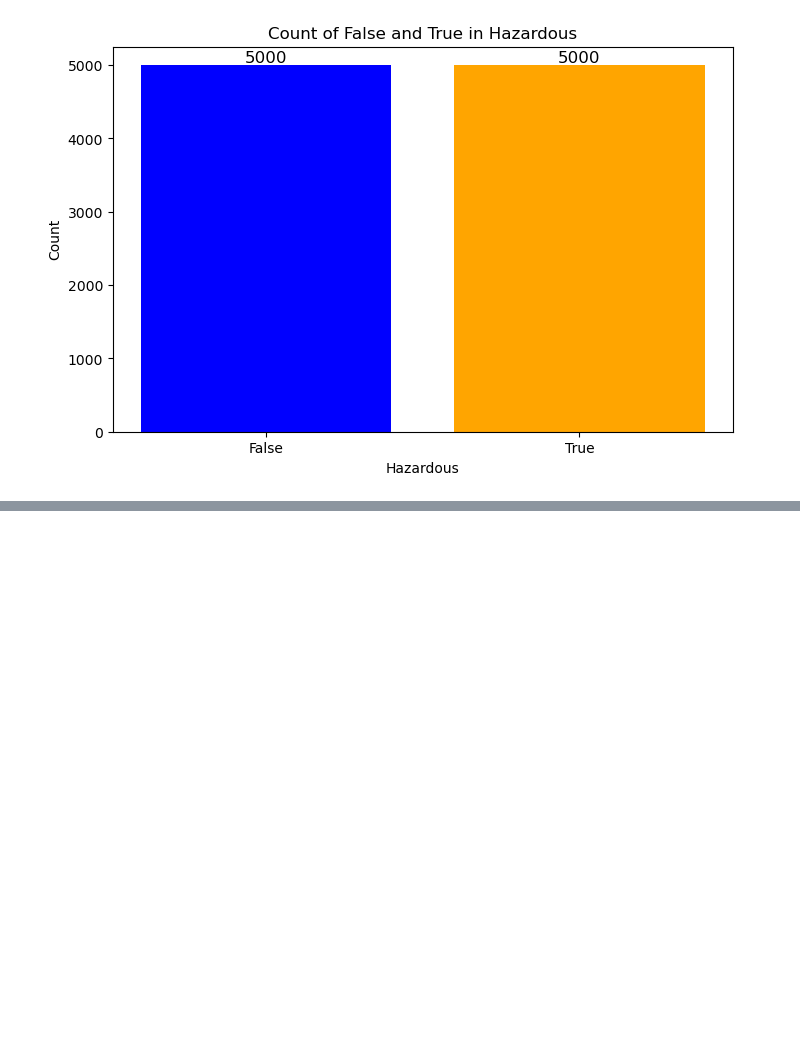
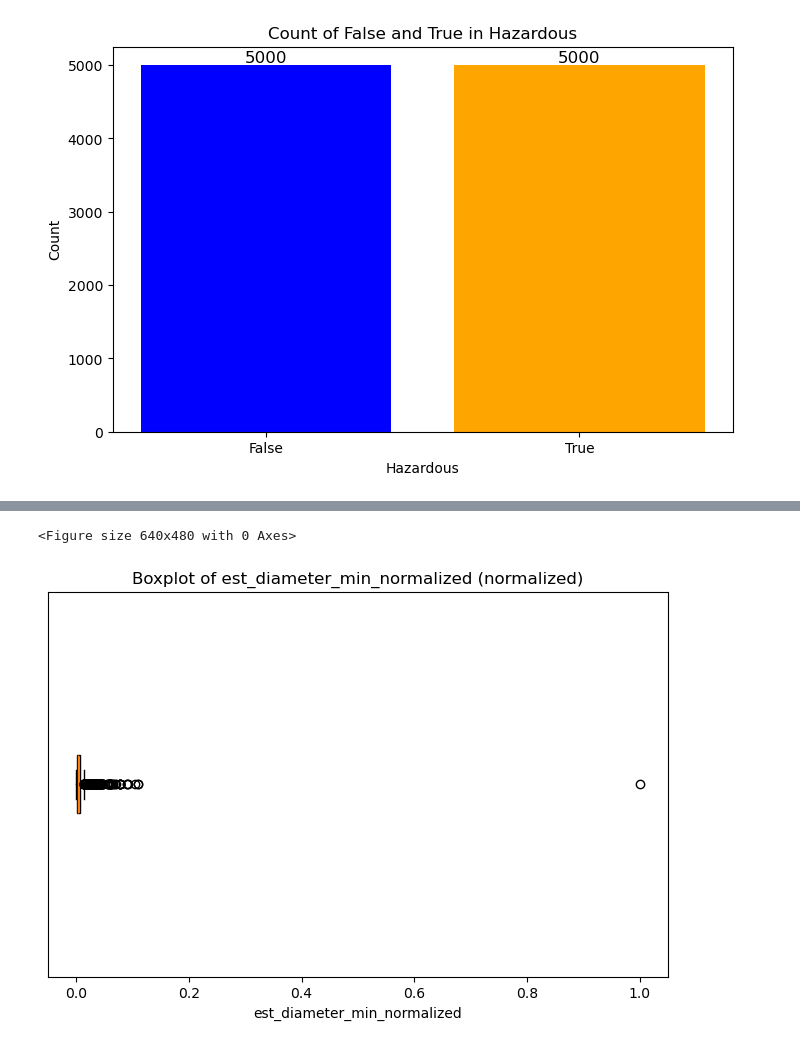
Before and after one commit to moyigu/CPSC322-Final-Project, a Jupyter notebook: analysis.ipynb, the cells around one changed output, grey strips where cells are left out. Drawn from its saved outputs; the diff is of its cells as text; code cells hidden in the pictures; blank space fills up the shorter version.

```diff
--- a/analysis.ipynb
+++ b/analysis.ipynb
@@ -86,0 +128,13 @@ plt.show()
+# %%
+plt.clf()
+plt.figure(figsize=(8, 5))
+plt.boxplot(est_diameter_min_nor, vert=False, patch_artist=True, boxprops=dict(facecolor="skyblue"))
+plt.title("Boxplot of est_diameter_min_normalized (normalized)")
+plt.xlabel("est_diameter_min_normalized")
+plt.grid(axis='y')
+plt.yticks([])
+plt.show()
+plt.close()
+# %% [output]
+<Figure size 640x480 with 0 Axes>
+[figure, added]
```
Also changed, not shown: parts of 28 cells of this notebook, 5 other files.
